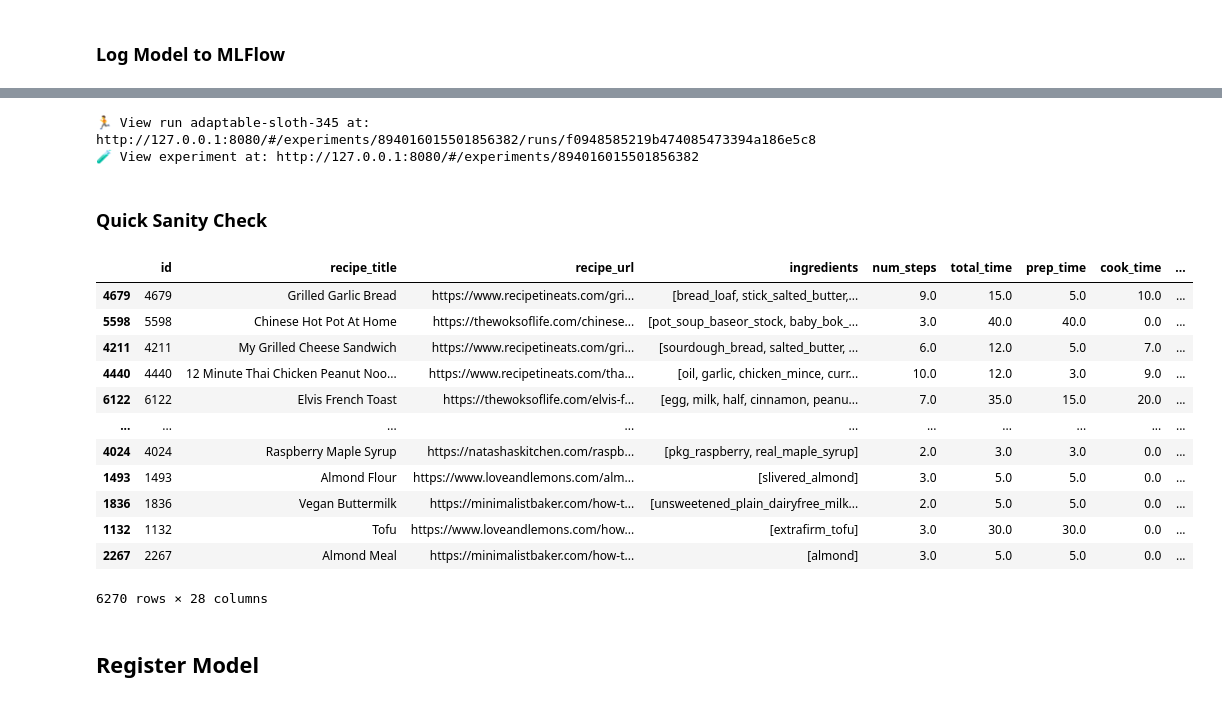
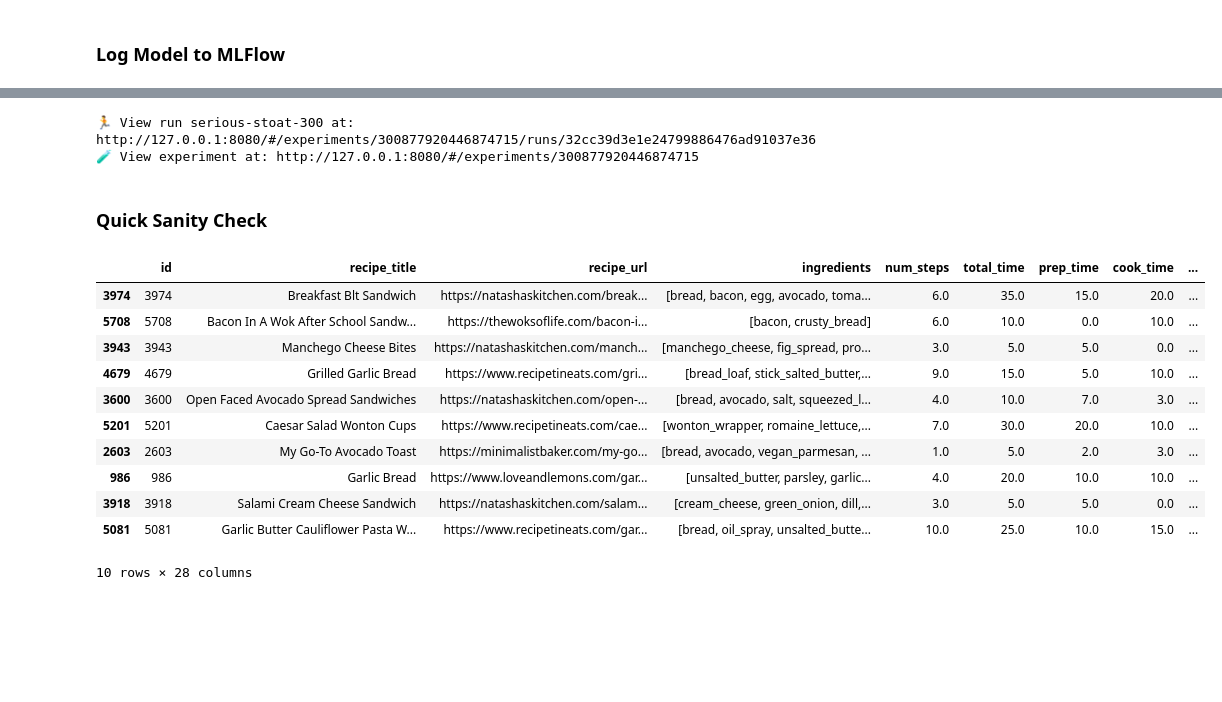
Before and after one commit to alfredmastan/food-recommendation, a Jupyter notebook: notebooks/model_training.ipynb, the cells around one changed output, grey strips where cells are left out. Saved outputs shown, nothing was run; the diff lists cells and outputs as text; code cells hidden in the pictures; blank space fills up the shorter version.

Commit message:
model registering pipeline

```diff
--- a/notebooks/model_training.ipynb
+++ b/notebooks/model_training.ipynb
@@ -263,8 +264,9 @@ with mlflow.start_run():
     # Load fasttext model
     fasttext_model = RecipeFastText(params["model_pipeline"])
 
-    # Log parameters
-    mlflow.log_params(params["model_pipeline"])
+    # Log params
+    mlflow.log_params(params["model_pipeline"]["fast_text"])
+    mlflow.log_params(params["model_pipeline"]["model_scoring"])
 
     # Log model
     model_info = mlflow.pyfunc.log_model(
@@ -275,6 +277,26 @@ with mlflow.start_run():
                    "data_path": params["model_pipeline"]["recipe_path"]},
         pip_requirements=["gensim==4.3.3"]
     )
+
+    # Log local URI
+    local_uri = os.path.join("../mlflow/mlartifacts", *model_info.artifact_path.split("/")[1:])
+    mlflow.log_params({"local_uri": local_uri})
+
+    # Log metadata
+    metadata = {
+        "server_uri": model_info.model_uri,
+        "local_uri": local_uri,
+        "run_id": model_info.run_id,
+        "time_logged": model_info.utc_time_created,
+        "model_params": params["model_pipeline"]
+    }
+
+    # Save metadata locally
+    metadata["model_params"] = params["model_pipeline"]
+    with open("../experiment_metadata.json", "w") as f:
+        f.write(json.dumps(metadata, indent=4))
+
+    mlflow.log_artifact("../experiment_metadata.json")
 # %% [output]
-🏃 View run adaptable-sloth-345 at: http://127.0.0.1:8080/#/experiments/894016015501856382/runs/f0948585219b474085473394a186e5c8
-🧪 View experiment at: http://127.0.0.1:8080/#/experiments/894016015501856382
+🏃 View run serious-stoat-300 at: http://127.0.0.1:8080/#/experiments/300877920446874715/runs/32cc39d3e1e24799886476ad91037e36
+🧪 View experiment at: http://127.0.0.1:8080/#/experiments/300877920446874715
@@ -299,22 +308,19 @@ with open("../experiment_metadata.json", "r") as f:
 
 model = mlflow.pyfunc.load_model(metadata["local_uri"])
 # %%
-rec_idx = model.predict(["peanut butter", "jelly", "bread"])  # Example usage
-rec_idx = np.argsort(rec_idx)[::-1] # Get top recommendations
+sim_scores = model.predict(["bread"])  # Example usage
+rec_idx = np.argsort(sim_scores)[::-1][:10] # Get top recommendations
 data.iloc[rec_idx]
 # %% [output]
 |  | id | recipe_title | recipe_url | ingredients | num_steps | total_time | prep_time | cook_time | ... |
+| 3974 | 3974 | Breakfast Blt Sandwich | https://natashaskitchen.com/break... | [bread, bacon, egg, avocado, toma... | 6.0 | 35.0 | 15.0 | 20.0 | ... |
+| 5708 | 5708 | Bacon In A Wok After School Sandw... | https://thewoksoflife.com/bacon-i... | [bacon, crusty_bread] | 6.0 | 10.0 | 0.0 | 10.0 | ... |
+| 3943 | 3943 | Manchego Cheese Bites | https://natashaskitchen.com/manch... | [manchego_cheese, fig_spread, pro... | 3.0 | 5.0 | 5.0 | 0.0 | ... |
 | 4679 | 4679 | Grilled Garlic Bread | https://www.recipetineats.com/gri... | [bread_loaf, stick_salted_butter,... | 9.0 | 15.0 | 5.0 | 10.0 | ... |
-| 5598 | 5598 | Chinese Hot Pot At Home | https://thewoksoflife.com/chinese... | [pot_soup_baseor_stock, baby_bok_... | 3.0 | 40.0 | 40.0 | 0.0 | ... |
-| 4211 | 4211 | My Grilled Cheese Sandwich | https://www.recipetineats.com/gri... | [sourdough_bread, salted_butter, ... | 6.0 | 12.0 | 5.0 | 7.0 | ... |
-| 4440 | 4440 | 12 Minute Thai Chicken Peanut Noo... | https://www.recipetineats.com/tha... | [oil, garlic, chicken_mince, curr... | 10.0 | 12.0 | 3.0 | 9.0 | ... |
-| 6122 | 6122 | Elvis French Toast | https://thewoksoflife.com/elvis-f... | [egg, milk, half, cinnamon, peanu... | 7.0 | 35.0 | 15.0 | 20.0 | ... |
-| ... | ... | ... | ... | ... | ... | ... | ... | ... | ... |
-| 4024 | 4024 | Raspberry Maple Syrup | https://natashaskitchen.com/raspb... | [pkg_raspberry, real_maple_syrup] | 2.0 | 3.0 | 3.0 | 0.0 | ... |
-| 1493 | 1493 | Almond Flour | https://www.loveandlemons.com/alm... | [slivered_almond] | 3.0 | 5.0 | 5.0 | 0.0 | ... |
-| 1836 | 1836 | Vegan Buttermilk | https://minimalistbaker.com/how-t... | [unsweetened_plain_dairyfree_milk... | 2.0 | 5.0 | 5.0 | 0.0 | ... |
-| 1132 | 1132 | Tofu | https://www.loveandlemons.com/how... | [extrafirm_tofu] | 3.0 | 30.0 | 30.0 | 0.0 | ... |
-| 2267 | 2267 | Almond Meal | https://minimalistbaker.com/how-t... | [almond] | 3.0 | 5.0 | 5.0 | 0.0 | ... |
+| 3600 | 3600 | Open Faced Avocado Spread Sandwiches | https://natashaskitchen.com/open-... | [bread, avocado, salt, squeezed_l... | 4.0 | 10.0 | 7.0 | 3.0 | ... |
+| 5201 | 5201 | Caesar Salad Wonton Cups | https://www.recipetineats.com/cae... | [wonton_wrapper, romaine_lettuce,... | 7.0 | 30.0 | 20.0 | 10.0 | ... |
+| 2603 | 2603 | My Go-To Avocado Toast | https://minimalistbaker.com/my-go... | [bread, avocado, vegan_parmesan, ... | 1.0 | 5.0 | 2.0 | 3.0 | ... |
+| 986 | 986 | Garlic Bread | https://www.loveandlemons.com/gar... | [unsalted_butter, parsley, garlic... | 4.0 | 20.0 | 10.0 | 10.0 | ... |
+| 3918 | 3918 | Salami Cream Cheese Sandwich | https://natashaskitchen.com/salam... | [cream_cheese, green_onion, dill,... | 3.0 | 5.0 | 5.0 | 0.0 | ... |
+| 5081 | 5081 | Garlic Butter Cauliflower Pasta W... | https://www.recipetineats.com/gar... | [bread, oil_spray, unsalted_butte... | 10.0 | 25.0 | 10.0 | 15.0 | ... |
-6270 rows × 28 columns
+10 rows × 28 columns
-# %% [markdown]
-## Register Model
```
Also changed, not shown: parts of 5 cells of this notebook, 6 other files.
